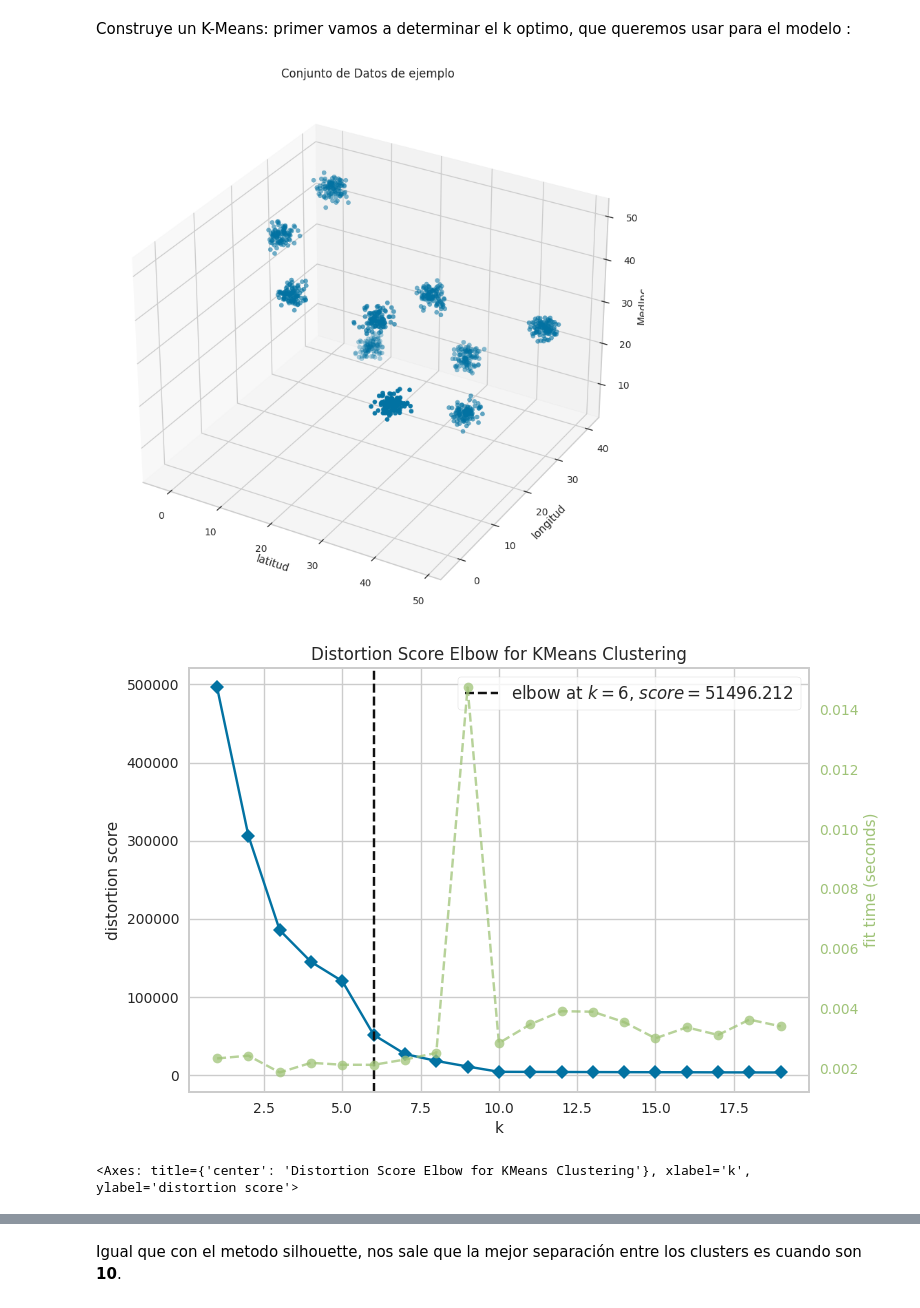
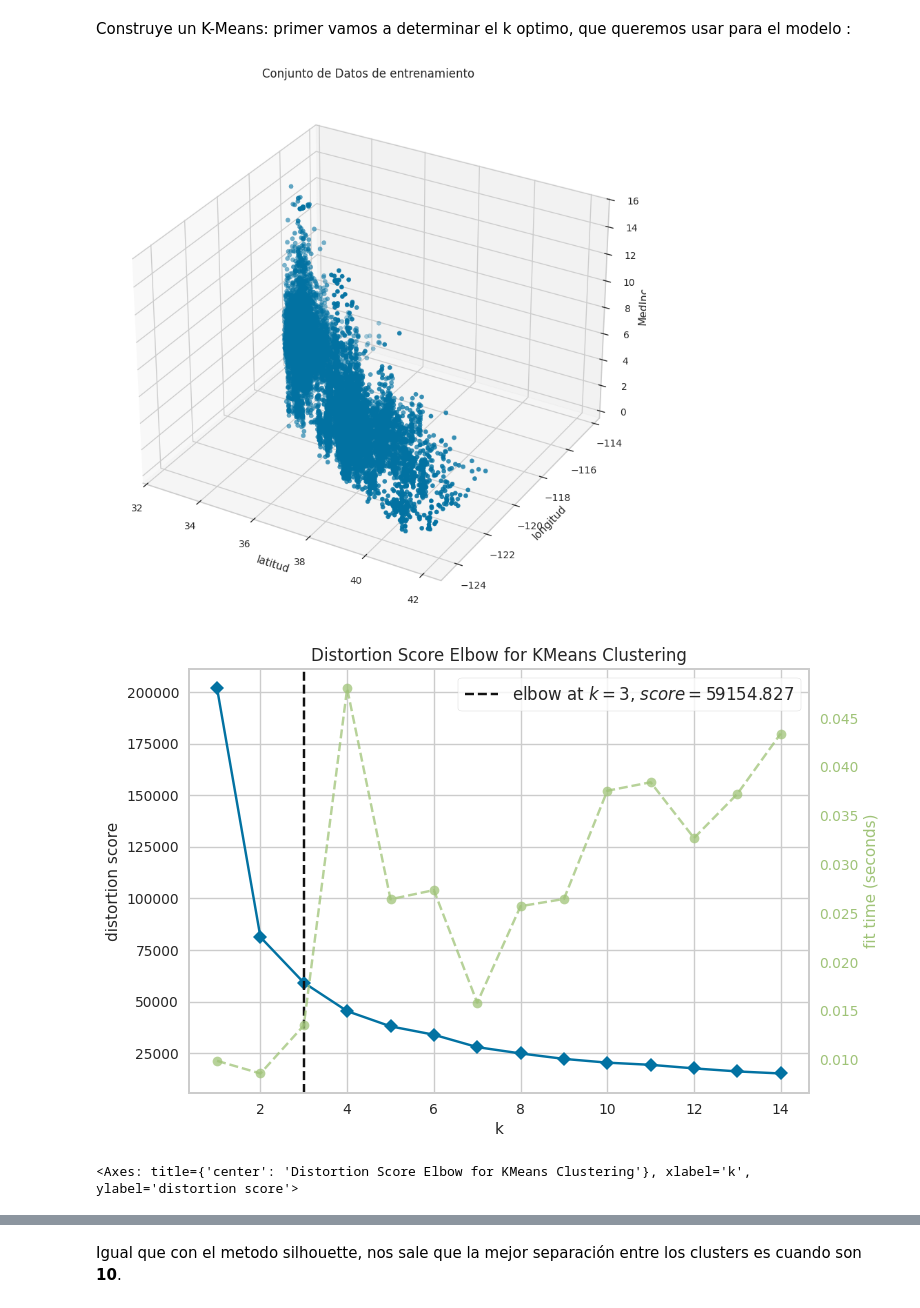
Before and after one commit to 4GeeksAcademy/pauline-K-Medias, a Jupyter notebook: src/explore.ipynb, the cells around one changed output, grey strips where cells are left out. Drawn from its saved outputs; the diff is of its cells as text; code cells hidden in the pictures.

```diff
--- a/src/explore.ipynb
+++ b/src/explore.ipynb
@@ -27,7 +28,9 @@ df.head()
 | 3 | 37.85 | -122.25 | 5.6431 |
 | 4 | 37.85 | -122.25 | 3.8462 |
 # %%
-#Dividimos entre train/test:
+#Dividimos entre train/test y normalizamos porque longitude es negativa:
+
+X = df
 X_train, X_test = train_test_split(X, test_size = 0.2, random_state = 42)
 X_train.head()
 # %% [output]
@@ -40,30 +43,27 @@ X_train.head()
 # %% [markdown]
 Construye un K-Means: primer vamos a determinar el k optimo, que queremos usar para el modelo :
 # %%
-#Generar un conjunto de datos de ejemplo con los datos de entrenamiento
-X_train, _ = make_blobs(center_box=(0, 50), n_samples=1000, centers=10, cluster_std=1.2, random_state=10, n_features=3)
-
-#Graficar el conjunto de datos generado, en 3D como hay 3 caracteristicas :
+#Graficamos X_train en 3D como hay 3 caracteristicas :
 fig = plt.figure(figsize=(12, 10))
 ax = fig.add_subplot(111, projection='3d')
-ax.scatter(X_train[:, 0], X_train[:, 1], X_train[:, 2])
+ax.scatter(X_train['Latitude'], X_train['Longitude'], X_train['MedInc'])
 
 # Etiquetas
 ax.set_xlabel('latitud')
 ax.set_ylabel('longitud')
 ax.set_zlabel('MedInc')
 
-plt.title('Conjunto de Datos de ejemplo')
+plt.title('Conjunto de Datos de entrenamiento')
 plt.show()
 # %% [output]
-[figure, old version]
+[figure, new version]
 # %%
 #Clase KElbowVisualizer para visualizar el codo (el num de cluster optimal (k))
-elbow_vis = KElbowVisualizer(KMeans(random_state=42), k=(1, 20))
+elbow_vis = KElbowVisualizer(KMeans(random_state=42), k=(1, 15))
 elbow_vis.fit(X_train)
 elbow_vis.show()
 # %% [output]
-[figure, old version]
+[figure, new version]
 <Axes: title={'center': 'Distortion Score Elbow for KMeans Clustering'}, xlabel='k', ylabel='distortion score'>
 # %% [markdown]
 Ese gráfico enseña :
```
Also changed, not shown: parts of 12 cells of this notebook.
